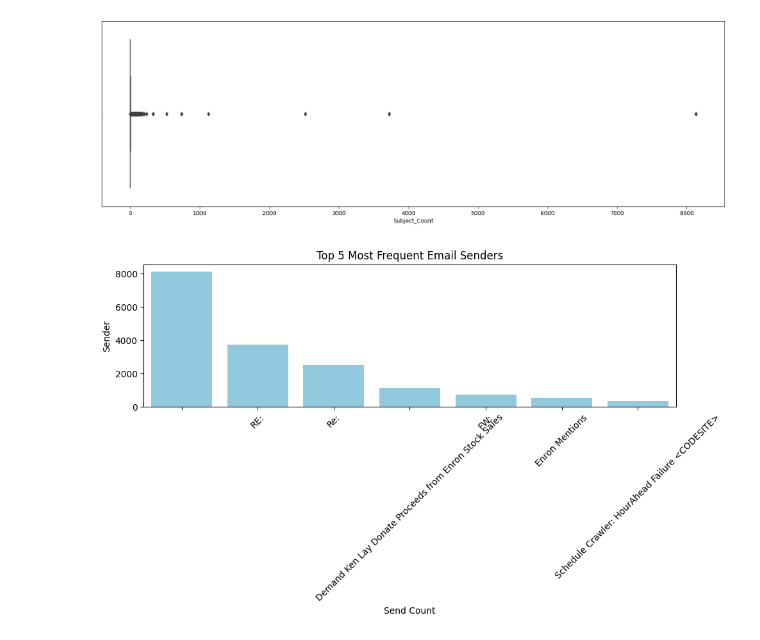
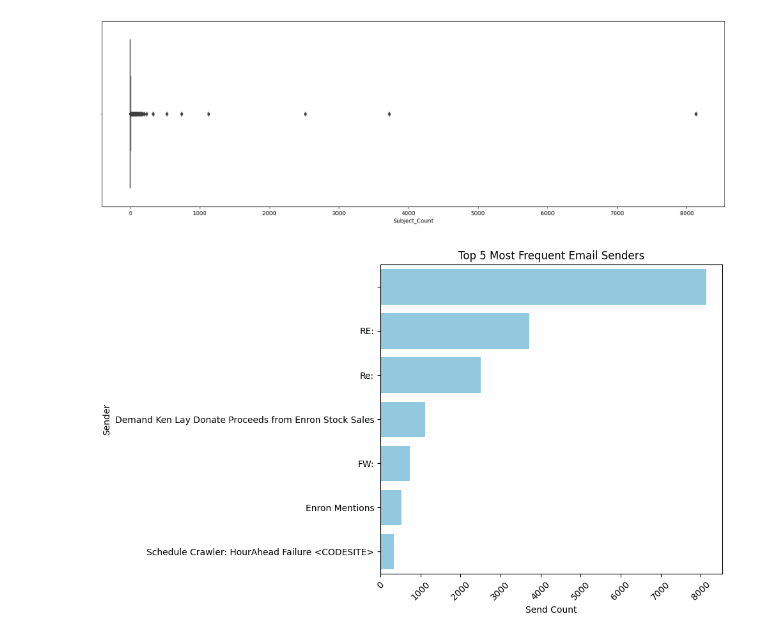
Before and after one commit to Ayush807/IBP_Assignment_2023, a Jupyter notebook: IBP_Assignment.ipynb, the cells around one changed output. Saved outputs shown, nothing was run; the diff lists cells and outputs as text; code cells hidden in the pictures.

```diff
--- a/IBP_Assignment.ipynb
+++ b/IBP_Assignment.ipynb
@@ -429,15 +425,15 @@ sns.boxplot(x='Subject_Count', data=subjectfreq)
 # %%
 #Taking only top 7 values
 top_7_values = subjectfreq.head(7)
 
 # Plotting horizontal bar chart for top 5 senders
 plt.figure(figsize=(10, 6))
-sns.barplot(data=top_7_values, y='Subject_Count', x='subject', color='skyblue')
+sns.barplot(data=top_7_values, y='subject', x='Subject_Count', color='skyblue')
 plt.xlabel('Send Count')
 plt.ylabel('Sender')
 plt.title('Top 5 Most Frequent Email Senders')
 plt.xticks(rotation=45)
 plt.tight_layout()
 plt.show()
 # %% [output]
-[figure, old version]
+[figure, new version]
```
Also changed, not shown: parts of 5 cells of this notebook.
